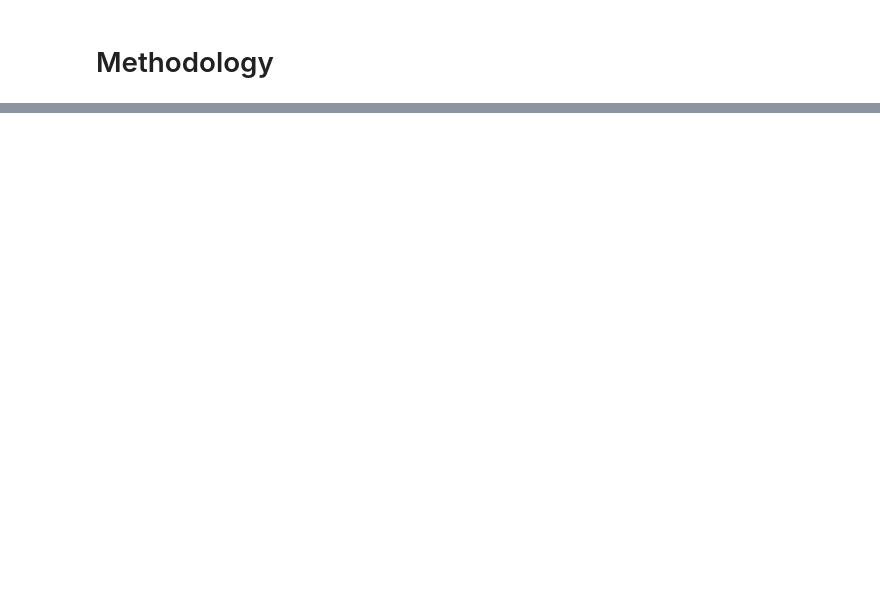
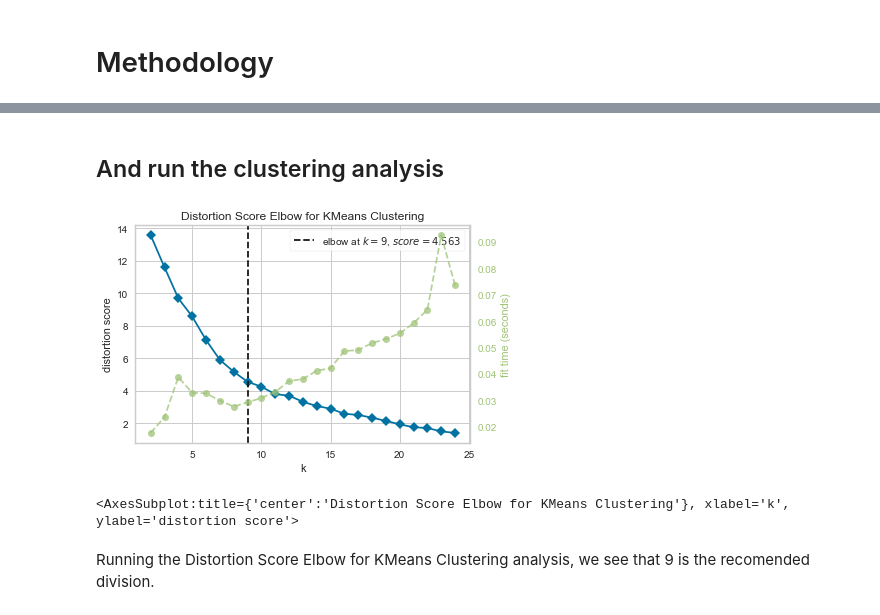
Before and after one commit to JimmySunDance/Coursera_Capstone, a Jupyter notebook: neighborhood_battle.ipynb, the cells around one changed output, grey strips where cells are left out. Drawn from its saved outputs; the diff is of its cells as text; code cells hidden in the pictures; blank space fills up the shorter version.

```diff
--- a/neighborhood_battle.ipynb
+++ b/neighborhood_battle.ipynb
@@ -664,0 +529,6 @@ This project is the first step in an analysis process that could go almost infin
+# %%
+# run k-means clustering
+kmeans = KMeans(n_clusters=4, random_state=0).fit(townFeatures)
+one_hot_encoding_teddington['Cluster'] = kmeans.labels_
+# We thin join these clustes back with our encoded data
+teddingtonClusters = one_hot_encoding_teddington[['outCode', 'Cluster']]
@@ -664,0 +570,5 @@ This project is the first step in an analysis process that could go almost infin
+# %%
+# And finally join the clusstering values back to the location data.
+ted_locations_df[['outCode','inCode']] = ted_locations_df['Postcode'].str.split(' ',expand=True)
+ted_locations_df = pd.merge(ted_locations_df, tClusters)
+ted_locations_df.head()
@@ -664,0 +776,20 @@ This project is the first step in an analysis process that could go almost infin
+# %%
+# Get one hot encoding of Category column
+one_hot_encoding_refined = pd.get_dummies(londonTowns_df_grouped['Category'])
+
+# create a new dataframe
+# again, we only require the Postcode value from our londown town frame
+one_hot_encoding_refined = londonTowns_df_grouped.drop(
+    ['Name', 'Latitude', 'Longitude', 'Category', 'Town'],
+    axis=1,
+  ).join(
+    one_hot_encoding_refined
+  )
+
+one_hot_encoding_refined[['outCode','inCode', 'misc']] = one_hot_encoding_refined['Postcode'].str.split(' ',expand=True)
+# And we are going to group by the out-code, given this is the wider area.
+one_hot_encoding_refined = one_hot_encoding_refined.drop(['Postcode', 'inCode', 'misc'], axis=1)
+
+# we now group these by postcode and generate counts of each category for each town.
+one_hot_encoding_refined = one_hot_encoding_refined.groupby(by=['outCode']).mean().reset_index()
+one_hot_encoding_refined.head()
@@ -664,0 +804,15 @@ This project is the first step in an analysis process that could go almost infin
+# %% [markdown]
+## And run the clustering analysis
+# %%
+townFeatures = one_hot_encoding_refined.drop(['outCode'], axis=1)
+model = KMeans()
+visualizer = KElbowVisualizer(model, k=(2,25))
+
+# Fit the data to the visualizer
+visualizer.fit(townFeatures)
+visualizer.show()
+# %% [output]
+[figure, added]
+<AxesSubplot:title={'center':'Distortion Score Elbow for KMeans Clustering'}, xlabel='k', ylabel='distortion score'>
+# %% [markdown]
+Running the Distortion Score Elbow for KMeans Clustering analysis, we see that 9 is the recomended division.
```
Also changed, not shown: parts of 106 cells of this notebook.
